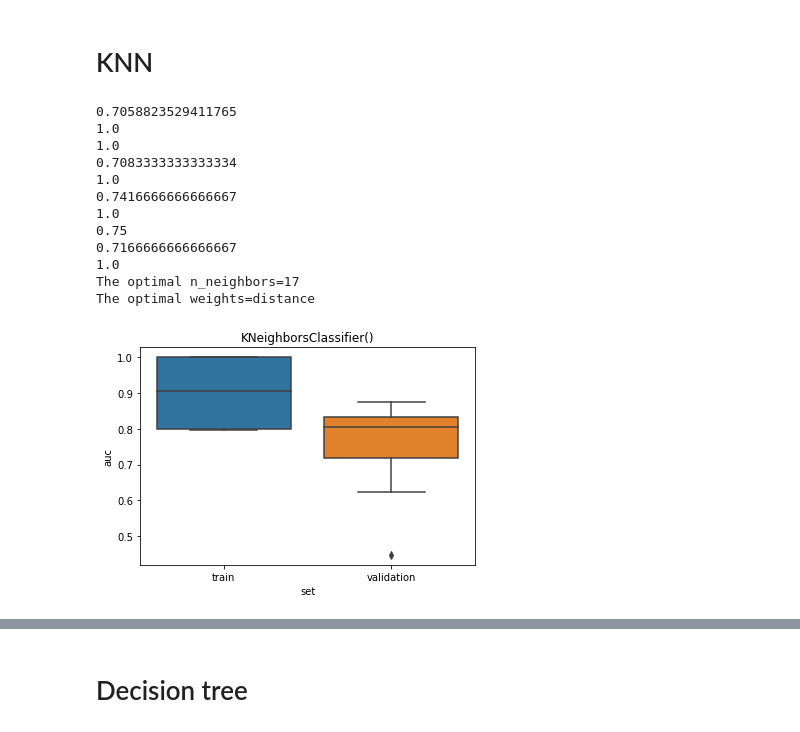
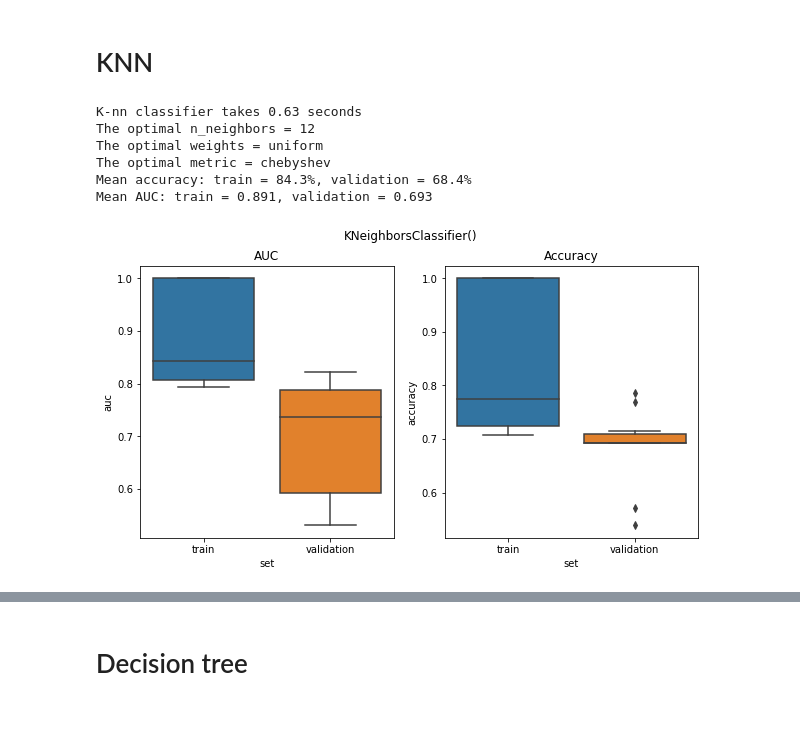
Before and after one commit to naomiverkerk/TM10007, a Jupyter notebook: Okedezefile.ipynb, the cells around one changed output, grey strips where cells are left out. Saved outputs shown, nothing was run; the diff lists cells and outputs as text; code cells hidden in the pictures.

```diff
--- a/Okedezefile.ipynb
+++ b/Okedezefile.ipynb
@@ -170,8 +272,8 @@ Y_test = scaler.transform(Y_test)
 ## PCA
 pca = decomposition.PCA(n_components=0.99, svd_solver= 'full')
 pca.fit(X_train)
-X_train_final = pca.transform(X_train)
-X_test_final = pca.transform(X_test)
+X_train = pca.transform(X_train)
+X_test = pca.transform(X_test)
 explained_variance = np.cumsum(pca.explained_variance_ratio_)
 print(explained_variance)
 # %% [output]
@@ -179,6 +285,7 @@ print(explained_variance)
 # %% [markdown]
 ## Parameters
 # %%
+results_mean = []
 cv_10fold = StratifiedKFold(n_splits=10, shuffle=True, random_state=0)
 cv_5fold = StratifiedKFold(n_splits=5, shuffle=True, random_state=0)
 
@@ -188,106 +295,92 @@ parameters_list = [
         {
                 "n_neighbors": range(1,20,1),
                 "weights": ["uniform", "distance"],
+                "metric": ["euclidean","manhattan","chebyshev","minkowski"]
         },
         {
                 "criterion": ['gini', 'entropy'],
-                "min_samples_split": list(range(2,40,2)),
+                "min_samples_split": list(range(2,40,1)),
                 "max_features": [1,2,3,4],
-                "min_samples_leaf": list(range(1,20,2)),
+                "min_samples_leaf": list(range(1,20,1)),
         },
         {
                 'solver': ['newton-cg', 'lbfgs', 'liblinear'],
                 'penalty' :["l1", 'l2', 'elasticnet', 'none'],
-                'C': [0.001, 0.01, 0.1, 1, 10, 100, 1000],
+                "C": [0.001, 0.01, 0.1, 1, 10, 100, 1000],
         },
         {
-                "n_estimators" : range(20,100,5),
+                "n_estimators" : range(20,100,1),
                 "criterion": ['gini', 'entropy'],
-                "min_samples_split": list(range(2,40,2)),
+                "min_samples_split": list(range(2,40,1)),
                 "max_features": [1,2,3,4],
-                "min_samples_leaf": list(range(1,20,2)),
+                "min_samples_leaf": list(range(1,20,1)),
         },
         {
                 'degree': [1, 3, 5],
                 'coef0': [0.01, 0.5, 1],
-                'C': [0.01, 0.5, 1],
+                'C': [0.001, 0.01, 0.1, 1, 10, 100, 1000],
                 'kernel': ['poly', 'rbf', 'sigmoid']
         },
 ]
 # %% [markdown]
 # KNN
 # %%
+start = time()
 results = []
-for train_index, validation_index, in cv_10fold.split(X_train_final, Y_train):
+for train_index, validation_index, in cv_10fold.split(X_train, Y_train):
 
-    X_train_CV = X_train_final[train_index]
+    X_train_CV = X_train[train_index]
     Y_train_CV = Y_train[train_index]
 
-    X_validation_CV = X_train_final[validation_index]
+    X_validation_CV = X_train[validation_index]
     Y_validation_CV = Y_train[validation_index]
 
     clf = clf_list[0]
     parameters = parameters_list[0]
-    randomized_search = RandomizedSearchCV(clf, parameters, cv=cv_5fold, scoring='roc_auc', n_iter = 10)
+    randomized_search = RandomizedSearchCV(clf, parameters, cv=cv_5fold, scoring='accuracy', n_iter = 10)
     randomized_search.fit(X_train_CV, Y_train_CV)
 
     # Get resulting classifier
     clf = randomized_search.best_estimator_
 
     # Test the classifier on the train data
+    accuracy = clf.score(X_train_CV,Y_train_CV)
     probabilities = clf.predict_proba(X_train_CV)
     scores = probabilities[:, 1]
+    auc = metrics.roc_auc_score(Y_train_CV, scores)
 
-    # Get the auc
-    auc = metrics.roc_auc_score(Y_train_CV, scores)
     results.append({
         'auc': auc,
+        'accuracy':accuracy,
         'n_neighbors': clf.n_neighbors,
         "weights": clf.weights,
         "metric": clf.metric,
         'set': 'train'
     })
 
     # Test the classifier on the validation data
+    accuracy_validation = clf.score(X_validation_CV,Y_validation_CV)
     probabilities_validation = clf.predict_proba(X_validation_CV)
     scores_validation = probabilities_validation[:, 1]
-    print(clf.score(X_train_CV, Y_train_CV))
+    auc_validation = metrics.roc_auc_score(Y_validation_CV, scores_validation)
 
-    # Get the auc
-    auc_validation = metrics.roc_auc_score(Y_validation_CV, scores_validation)
     results.append({
         'auc': auc_validation,
+        'accuracy':accuracy_validation,
         'n_neighbors': clf.n_neighbors,
         "weights": clf.weights,
         "metric": clf.metric,
         'set': 'validation'
     })
 
-#Create results dataframe and plot it
-results = pd.DataFrame(results)
-sns.boxplot(y='auc', x='set', data=results).set_title(f'{clf_list[0]}')
-
-optimal_parameter = []
-parameter_keys = list(parameters.keys())
-
-for item in parameter_keys:
-    best_item = []
-    for i in list(range(0,10,2)):
-        best_item.append(results[item][i])
-
-    optimal_parameter.append(statistics.median(best_item))
-    print(f"The optimal {item}={optimal_parameter[-1]}")
+z = round((time() - start),2)
+print(f"K-nn classifier takes {z} seconds")
+results_knn = results_plot(results,0)
 # %% [output]
-0.7058823529411765
-1.0
-1.0
-0.7083333333333334
-1.0
-0.7416666666666667
-1.0
-0.75
-0.7166666666666667
-1.0
-The optimal n_neighbors=17
-The optimal weights=distance
+K-nn classifier takes 0.63 seconds
+The optimal n_neighbors = 12
+The optimal weights = uniform
+The optimal metric = chebyshev
+Mean accuracy: train = 84.3%, validation = 68.4%
+Mean AUC: train = 0.891, validation = 0.693
-[figure, old version]
+[figure, new version]
```
Also changed, not shown: parts of 20 cells of this notebook.
